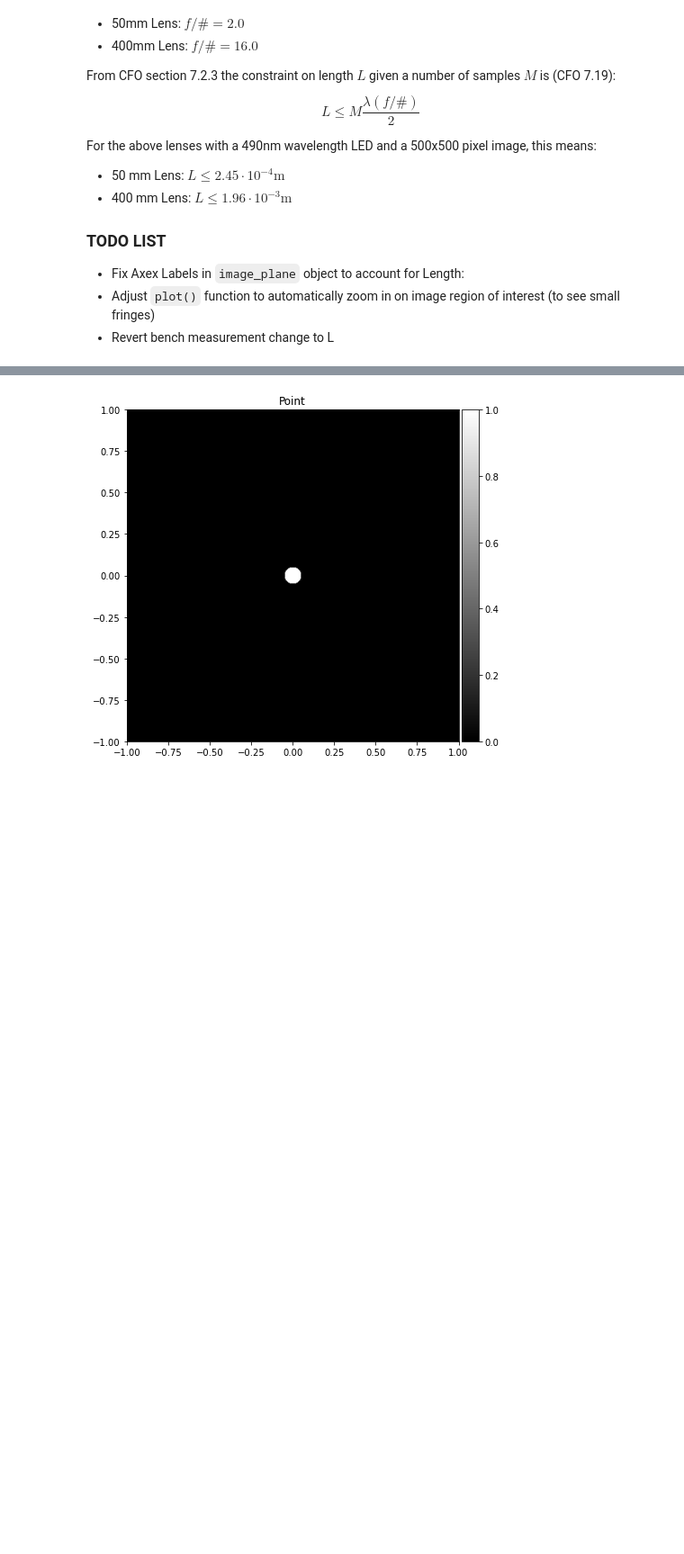
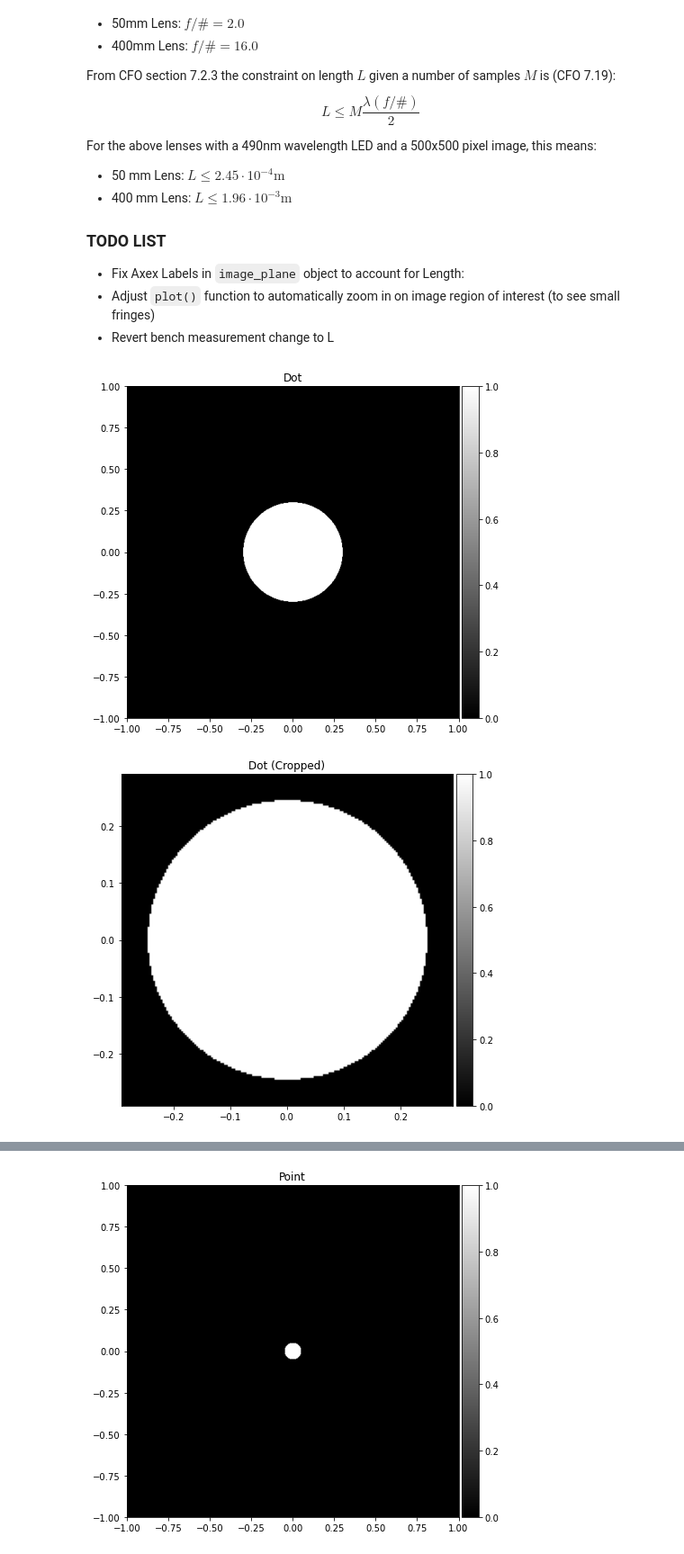
Before and after one commit to cjmcmahon1/FINCH, a Jupyter notebook: bench_sim.ipynb, the cells around one changed output, grey strips where cells are left out. Shown at 90% size. Cells and saved outputs as stored; diff of their text form; code cells hidden in the pictures; blank space fills up the shorter version.

Commit message:
add crop function to zoom in on image subject

```diff
--- a/bench_sim.ipynb
+++ b/bench_sim.ipynb
@@ -65,33 +65,61 @@ class image_plane:
         if fig is None:
             fig = plt.gcf()
         divider = make_axes_locatable(ax)
         plot_args = {'cmap':'gray', 'extent':[-0.5*self.length, 0.5*self.length, -0.5*self.length, 0.5*self.length]}
         if bounds.lower()=='full':
             plot_args['vmin'] = 0.
             plot_args['vmax'] = 1.
             tick_values = [0, 0.5, 1]
         else:
             tick_values = None
         im = ax.imshow(np.abs(self.image)**2, **plot_args)
         ax.set_title(self.label)
         cax = divider.append_axes('right', size='5%', pad=0.05)
         fig.colorbar(im, cax=cax, orientation='vertical', ticks=tick_values)
         label = self.label if label is None else label
         if savefig:
             plt.savefig("./Images/{}.png".format(label))
         if show:
             plt.draw()
 
     def __add__(self, other):
         return image_plane(self.image + other.image, "{} + {}".format(self.label, other.label))
 
 #Plotting Functions
 def plot_images(im_list, bounds="auto"):
     num_ims = len(im_list)
     fig, ax = plt.subplots(1, num_ims, figsize = (15, 15*num_ims))
     for idx, im in enumerate(im_list):
         im.plot(fig, ax[idx], bounds=bounds, savefig=False, show=False)
     plt.show()
+
+def zoom_image(im):
+    sample_density = im.image.shape[0]
+    midpoint = sample_density // 2
+    buffer = sample_density // 30
+    line_samples = [midpoint, midpoint + buffer, midpoint - buffer]
+    bound = 0
+    #iterate over a few lines to reduce chance of overcropping
+    for line_num in line_samples:
+        vert_line = im.image[line_num,:]
+        horiz_line = im.image[:,line_num]
+        vert_threshold = np.max(vert_line) / 20
+        horiz_threshold = np.max(horiz_line) / 20
+        #boundary should be the largest index that can be seen that doesn't contain a significant percent of the image intensity.
+        bound = max([bound, np.argmax(vert_line > vert_threshold), np.argmax(horiz_line > horiz_threshold)])
+    if bound > buffer:
+        cropped_im = im.image[bound-buffer:-1*(bound-buffer), (bound-buffer):-1*(bound-buffer)]
+    else:
+        print("Could not crop image.")
+        return im
+    reduced_length = (sample_density - 2*bound) / (sample_density) * im.length
+    return image_plane(cropped_im, "{} (Cropped)".format(im.label), length=reduced_length)
+
+dot.plot()
+zoom_image(dot).plot()
+# %% [output]
+[figure, added]
+[figure, added]
 # %%
 #Functions for propagating images
 def point_distribution(sample_density=100):
```
